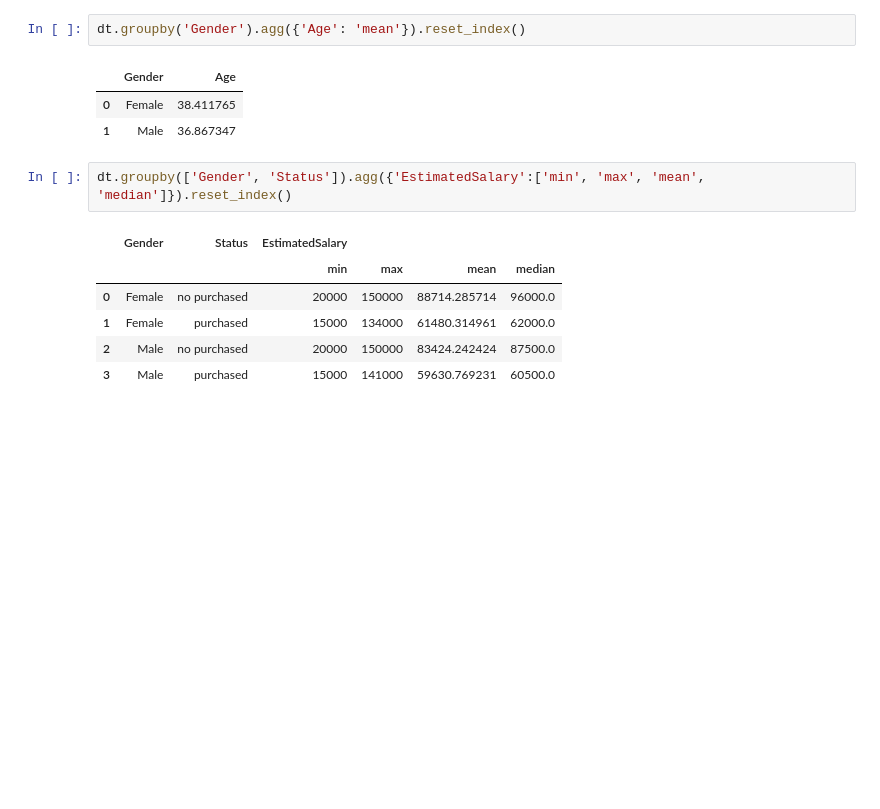
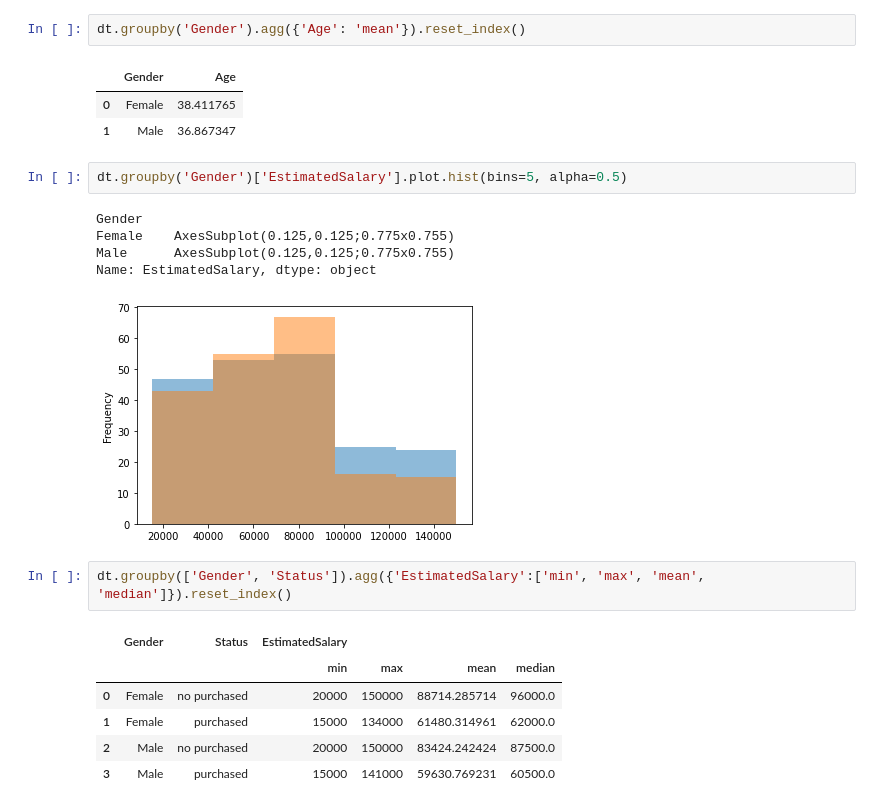
Before and after one commit to dindadinho93/Python-Exercise, a Jupyter notebook: python_data_analysis.ipynb, the cells around one changed output. Drawn from its saved outputs; the diff is of its cells as text; blank space fills up the shorter version.

Commit message:
add graphic age, estimated salary

```diff
--- a/python_data_analysis.ipynb
+++ b/python_data_analysis.ipynb
@@ -149,6 +149,14 @@ dt.groupby('Gender').agg({'Age': 'mean'}).reset_index()
 |  | Gender | Age |
 | 0 | Female | 38.411765 |
 | 1 | Male | 36.867347 |
+# %%
+dt.groupby('Gender')['EstimatedSalary'].plot.hist(bins=5, alpha=0.5)
+# %% [output]
+Gender
+Female    AxesSubplot(0.125,0.125;0.775x0.755)
+Male      AxesSubplot(0.125,0.125;0.775x0.755)
+Name: EstimatedSalary, dtype: object
+[figure, added]
 # %%
 dt.groupby(['Gender', 'Status']).agg({'EstimatedSalary':['min', 'max', 'mean', 'median']}).reset_index()
 # %% [output]
```
Also changed, not shown: parts of 9 cells of this notebook.
